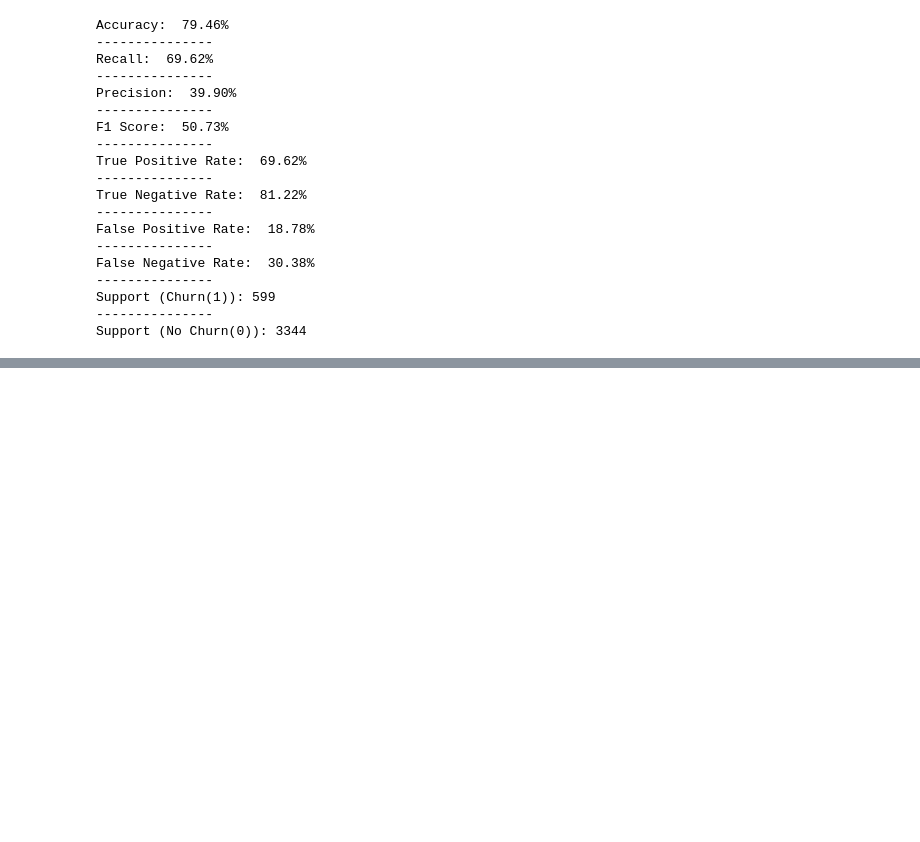
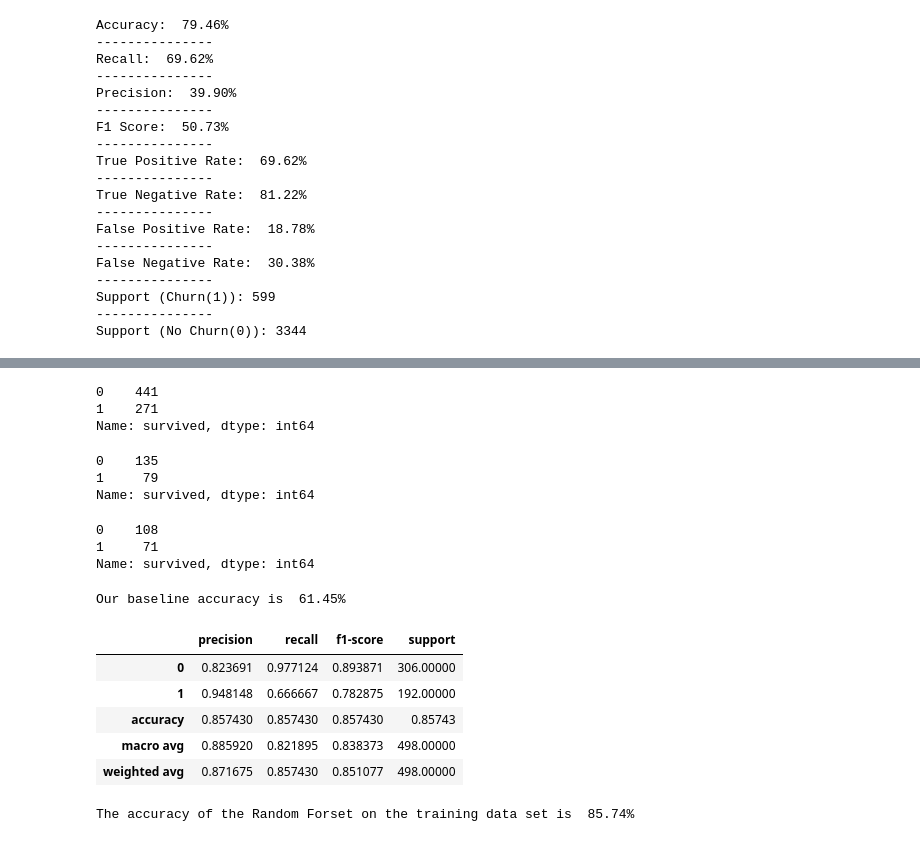
Before and after one commit to BraedenWright/classification-exercises, a Jupyter notebook: model.ipynb, the cells around one changed output, grey strips where cells are left out. Drawn from its saved outputs; the diff is of its cells as text; code cells hidden in the pictures; blank space fills up the shorter version.

```diff
--- a/model.ipynb
+++ b/model.ipynb
@@ -633,0 +639,6 @@ df
+# %%
+df = aq.get_titanic_data()
+df = pp.prep_titanic(df)
+df['baseline'] = 0
+df = df.drop(columns= ['fare', 'sex', 'embark_town'])
+df.head()
@@ -633,0 +653,68 @@ df
+# %%
+train, test = train_test_split(df,
+                               train_size = 0.8,
+                               random_state=9337)
+train.survived.value_counts()
+# %% [output]
+0    441
+1    271
+Name: survived, dtype: int64
+# %%
+train, validate = train_test_split(train,
+                                  train_size = 0.7,
+                                  random_state=9337)
+
+validate.survived.value_counts()
+# %% [output]
+0    135
+1     79
+Name: survived, dtype: int64
+# %%
+test.survived.value_counts()
+# %% [output]
+0    108
+1     71
+Name: survived, dtype: int64
+# %%
+x_train = train.drop(columns=['survived'])
+y_train = train.survived
+
+x_validate = validate.drop(columns=['survived'])
+y_validate = validate.survived
+
+x_test = test.drop(columns=['survived'])
+y_test = test.survived
+# %%
+baseline_accuracy = (train.baseline == train.survived).mean()
+print(f'Our baseline accuracy is {baseline_accuracy: .2%}')
+# %% [output]
+Our baseline accuracy is  61.45%
+# %%
+# Make the Model
+forest = RandomForestClassifier(max_depth=10, min_samples_leaf=1, random_state=9337)
+
+# Fit the Model
+forest.fit(x_train, y_train)
+
+# Use the Model
+y_model = forest.predict(x_train)
+
+performance = classification_report(y_train, y_model, output_dict=True)
+
+# Classification Report
+pd.DataFrame(performance).transpose()
+# %% [output]
+|  | precision | recall | f1-score | support |
+| 0 | 0.823691 | 0.977124 | 0.893871 | 306.00000 |
+| 1 | 0.948148 | 0.666667 | 0.782875 | 192.00000 |
+| accuracy | 0.857430 | 0.857430 | 0.857430 | 0.85743 |
+| macro avg | 0.885920 | 0.821895 | 0.838373 | 498.00000 |
+| weighted avg | 0.871675 | 0.857430 | 0.851077 | 498.00000 |
+# %%
+# Model Score
+
+m_score = forest.score(x_train, y_train)
+
+print(f'The accuracy of the Random Forset on the training data set is {m_score: .02%}')
+# %% [output]
+The accuracy of the Random Forset on the training data set is  85.74%
```
Also changed, not shown: parts of 11 cells of this notebook.
